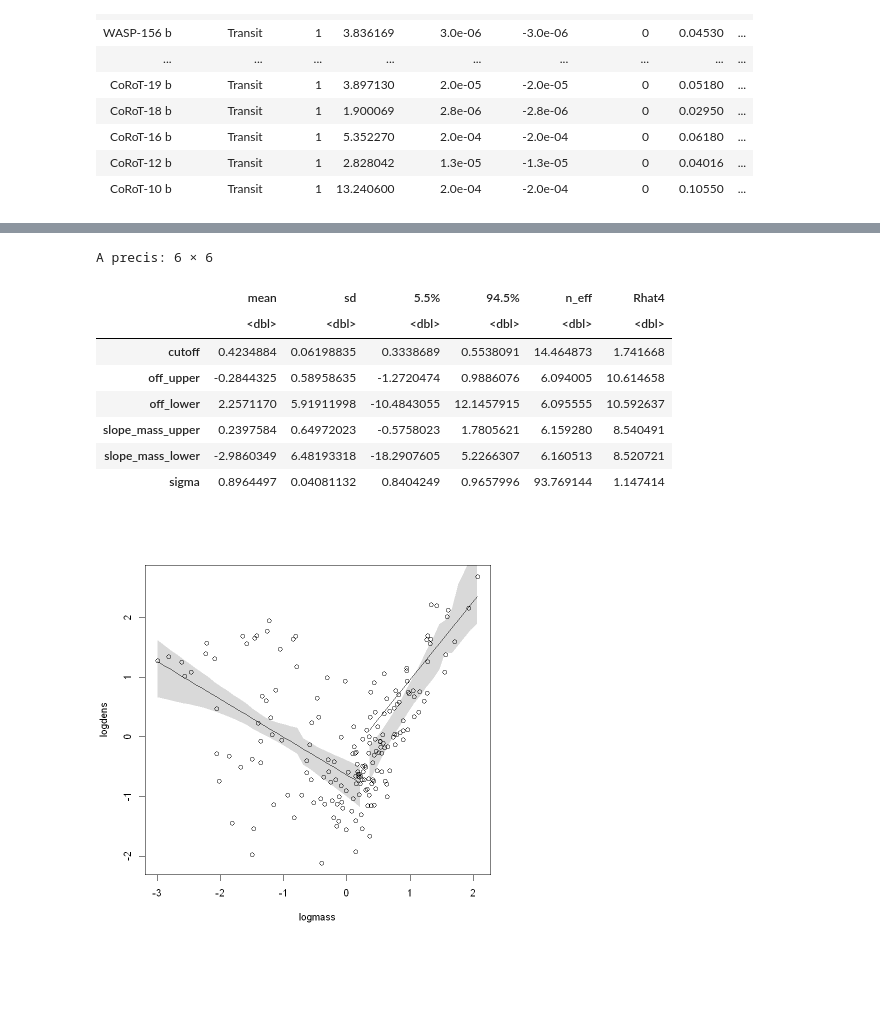
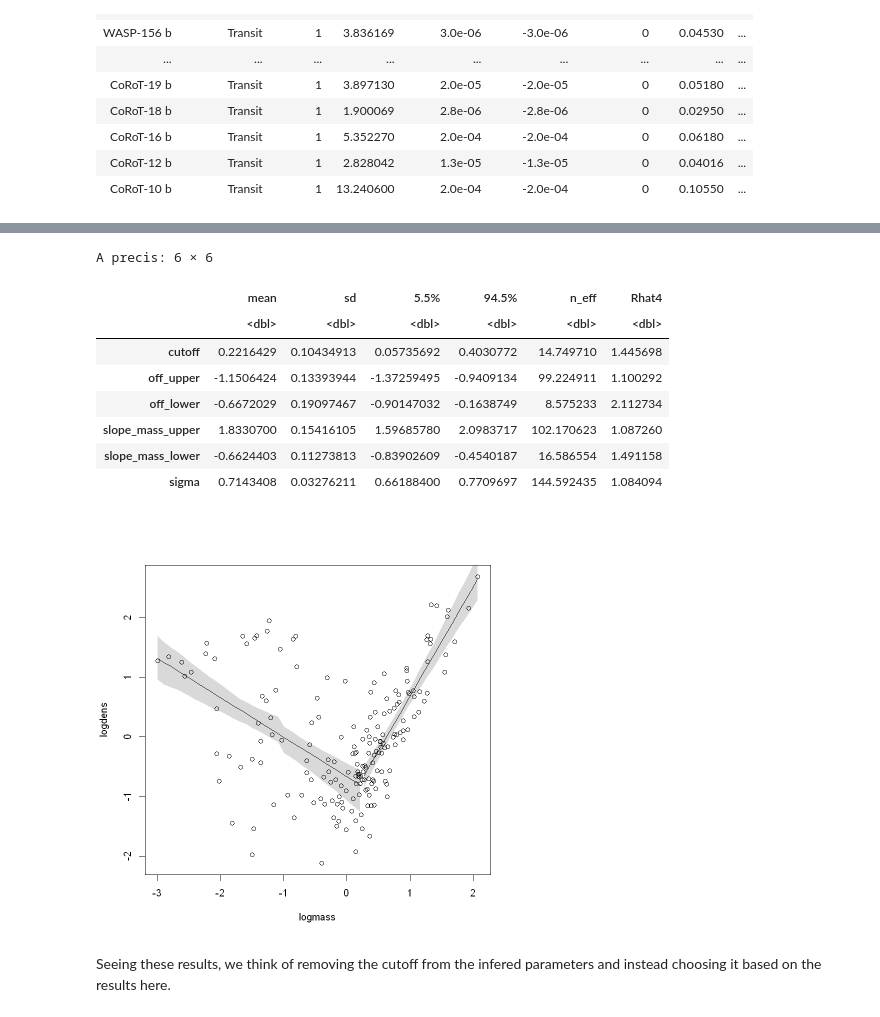
Before and after one commit to TimeTeleporter/advanced_statistics, a Jupyter notebook: exercise_sheet_13/exercise_sheet_13_Immanuel_Albrecht.ipynb, the cells around one changed output, grey strips where cells are left out. Drawn from its saved outputs; the diff is of its cells as text; code cells hidden in the pictures; blank space fills up the shorter version.

```diff
--- a/exercise_sheet_13/exercise_sheet_13_Immanuel_Albrecht.ipynb
+++ b/exercise_sheet_13/exercise_sheet_13_Immanuel_Albrecht.ipynb
@@ -50,6 +53,7 @@ A data.frame: 185 × 50
 | CoRoT-12 b | Transit | 1 | 2.828042 | 1.3e-05 | -1.3e-05 | 0 | 0.04016 | ... |
 | CoRoT-10 b | Transit | 1 | 13.240600 | 2.0e-04 | -2.0e-04 | 0 | 0.10550 | ... |
 # %%
+# Adjusting the data
 d <- data.frame(list(mass = exoplanets$pl_bmassj))
 
 d$mass <- exoplanets$pl_bmassj / max(exoplanets$pl_bmassj)
@@ -59,8 +63,8 @@ d$rad <- exoplanets$pl_radj / max(exoplanets$pl_radj)
 
 d$planet <- c(1:nrow(d))
 
-d$logmass <- scale(log(exoplanets$pl_bmassj))
-d$logdens <- scale(log(exoplanets$pl_dens))
+d$logmass <- log(exoplanets$pl_bmassj)
+d$logdens <- log(exoplanets$pl_dens)
 
 pairs(d)
 # %% [output]
@@ -73,6 +74,6 @@ pairs(d)
 # %%
 # Model considering mass influencing density
-model <- ulam(
+model_cutoff <- ulam(
 	alist(
 		logdens ~ dnorm(mu, sigma),
 		mu <- if_else(logmass <= cutoff, 1, 0) *
@@ -87,6 +88,6 @@ model <- ulam(
 		c(slope_mass_lower, slope_mass_upper) ~ dnorm(0, 10),
 		sigma ~ dunif(0, 10)
 	),
-	data = d, iter = 4000, chains = 12, cores = 12
+	data = d, iter = 4000, chains = 12, cores = 12, log_lik = TRUE
 )
 # %% [output]
@@ -176,40 +167,42 @@ See https://mc-stan.org/misc/warnings for details.
 # %%
-precis(model, depth = 2)
+precis(model_cutoff, depth = 2)
 # %% [output]
 A precis: 6 × 6
 |  | mean | sd | 5.5% | 94.5% | n_eff | Rhat4 |
 |  | <dbl> | <dbl> | <dbl> | <dbl> | <dbl> | <dbl> |
-| cutoff | 0.4234884 | 0.06198835 | 0.3338689 | 0.5538091 | 14.464873 | 1.741668 |
-| off_upper | -0.2844325 | 0.58958635 | -1.2720474 | 0.9886076 | 6.094005 | 10.614658 |
-| off_lower | 2.2571170 | 5.91911998 | -10.4843055 | 12.1457915 | 6.095555 | 10.592637 |
-| slope_mass_upper | 0.2397584 | 0.64972023 | -0.5758023 | 1.7805621 | 6.159280 | 8.540491 |
-| slope_mass_lower | -2.9860349 | 6.48193318 | -18.2907605 | 5.2266307 | 6.160513 | 8.520721 |
-| sigma | 0.8964497 | 0.04081132 | 0.8404249 | 0.9657996 | 93.769144 | 1.147414 |
+| cutoff | 0.2216429 | 0.10434913 | 0.05735692 | 0.4030772 | 14.749710 | 1.445698 |
+| off_upper | -1.1506424 | 0.13393944 | -1.37259495 | -0.9409134 | 99.224911 | 1.100292 |
+| off_lower | -0.6672029 | 0.19097467 | -0.90147032 | -0.1638749 | 8.575233 | 2.112734 |
+| slope_mass_upper | 1.8330700 | 0.15416105 | 1.59685780 | 2.0983717 | 102.170623 | 1.087260 |
+| slope_mass_lower | -0.6624403 | 0.11273813 | -0.83902609 | -0.4540187 | 16.586554 | 1.491158 |
+| sigma | 0.7143408 | 0.03276211 | 0.66188400 | 0.7709697 | 144.592435 | 1.084094 |
 # %%
-post <- extract.samples(model, n = 1000000)
+post <- extract.samples(model_cutoff, n = 1000000)
 mu_link <- function(logmass) ifelse(logmass <= mean(post$cutoff), 1, 0) *
 		(post$off_lower + post$slope_mass_lower * logmass) +
 		ifelse(logmass > mean(post$cutoff), 1, 0) *
 		(post$off_upper + post$slope_mass_upper * logmass)
 
 plot(logdens ~ logmass, data = d)
 
 logmass_seq <- seq(from = min(d$logmass), to = mean(post$cutoff), by = 0.1)
 
 mu <- sapply(logmass_seq, mu_link)
 mu_mean <- apply(mu, 2, mean)
 mu_HPDI <- apply(mu, 2, HPDI, prob = 0.91)
 
 lines(logmass_seq, mu_mean)
 shade(mu_HPDI, logmass_seq)
 
 logmass_seq <- seq(from = mean(post$cutoff) + 0.05, to = max(d$logmass), by = 0.1)
 
 mu <- sapply(logmass_seq, mu_link)
 mu_mean <- apply(mu, 2, mean)
 mu_HPDI <- apply(mu, 2, HPDI, prob = 0.91)
 
 lines(logmass_seq, mu_mean)
 shade(mu_HPDI, logmass_seq)
 # %% [output]
-[figure, old version]
+[figure, new version]
+# %% [markdown]
+Seeing these results, we think of removing the cutoff from the infered parameters and instead choosing it based on the results here.
```
Also changed, not shown: parts of 36 cells of this notebook.
